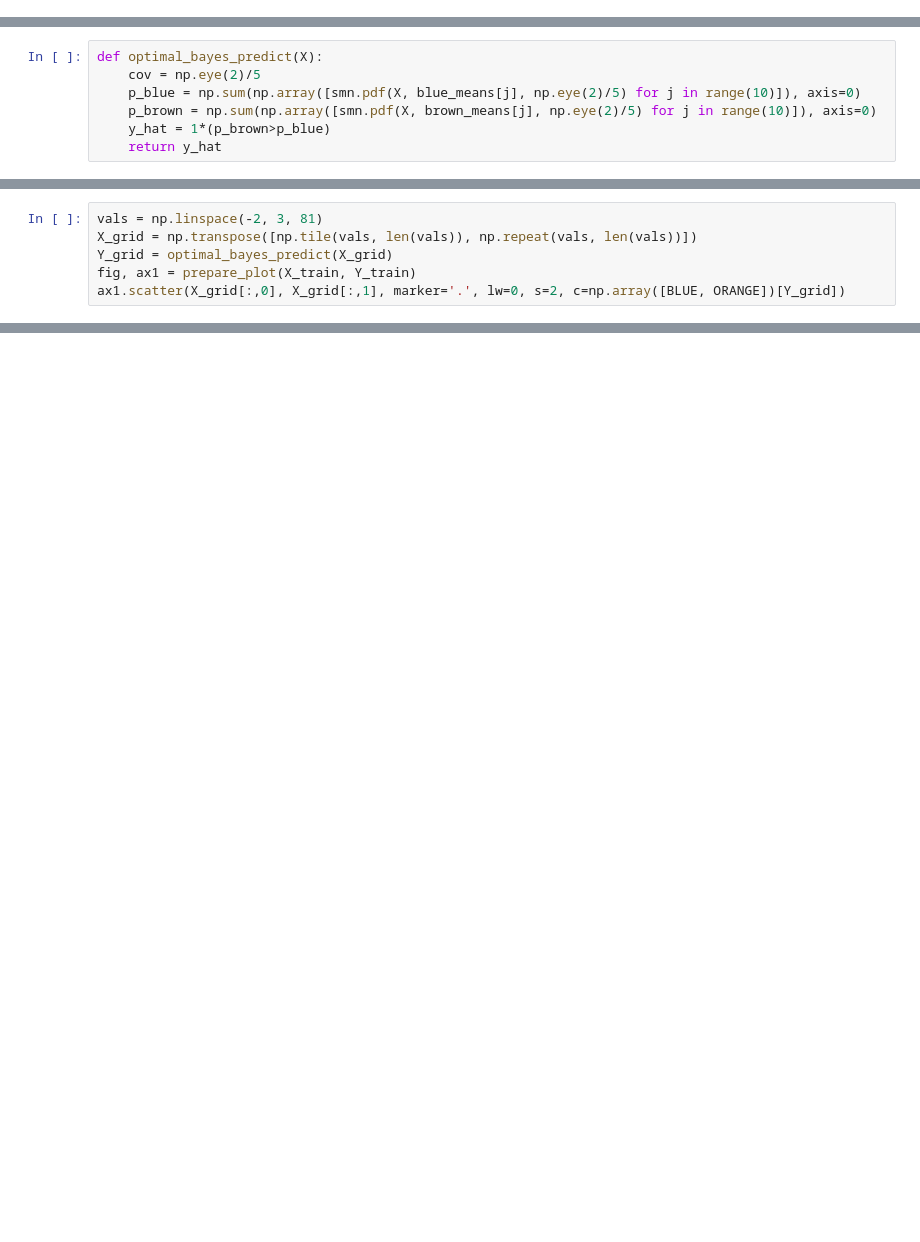
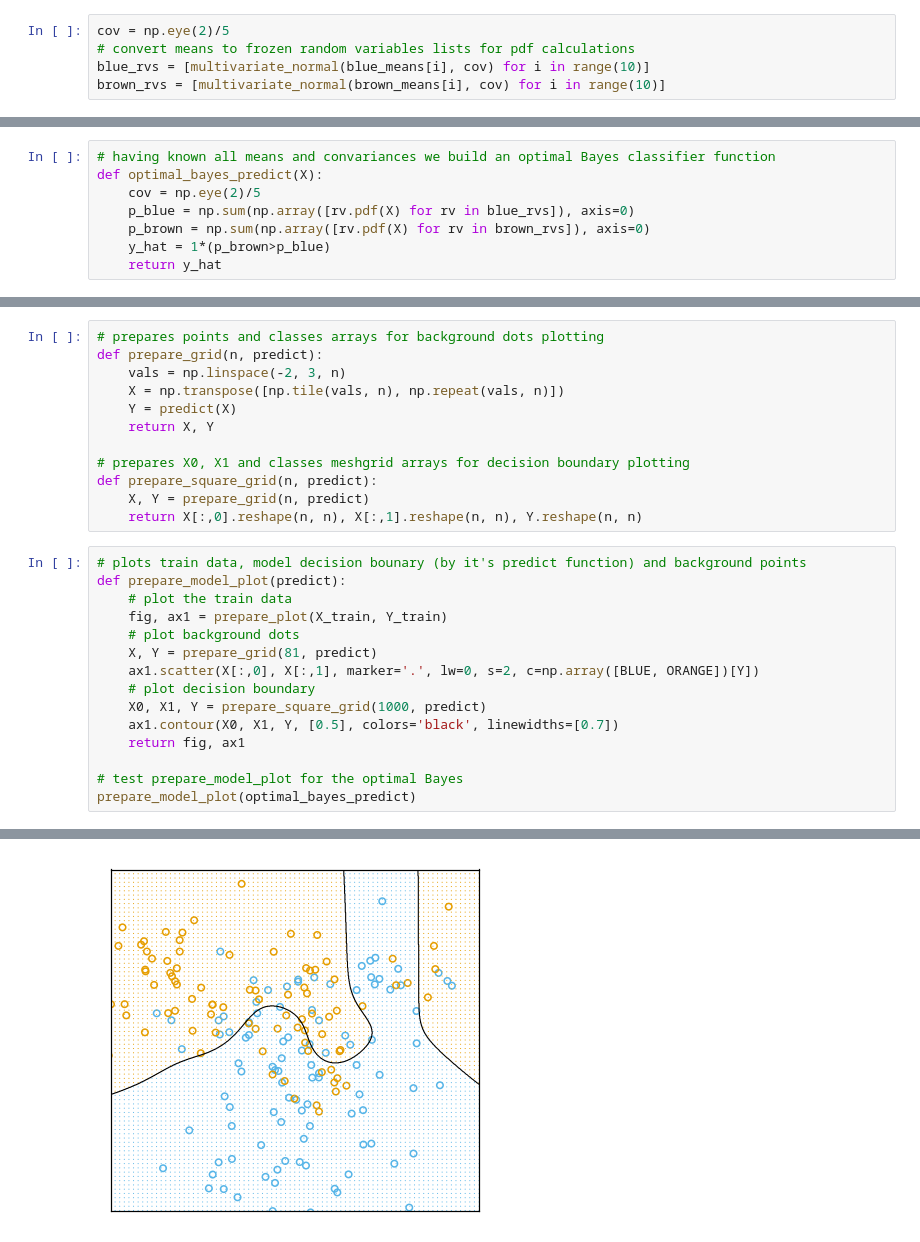
Before and after one commit to empathy87/The-Elements-of-Statistical-Learning-Python-Notebooks, a Jupyter notebook: examples/Mixture.ipynb, the cells around one changed output, grey strips where cells are left out. Drawn from its saved outputs; the diff is of its cells as text; blank space fills up the shorter version.

```diff
--- a/examples/Mixture.ipynb
+++ b/examples/Mixture.ipynb
@@ -20 +22,6 @@ brown_means = np.array([[-0.6227393 ,  0.7150955 ], [ 0.82851254,  0.57659957],
+# %%
+cov = np.eye(2)/5
+# convert means to frozen random variables lists for pdf calculations
+blue_rvs = [multivariate_normal(blue_means[i], cov) for i in range(10)]
+brown_rvs = [multivariate_normal(brown_means[i], cov) for i in range(10)]
 # %%
@@ -53,7 +57,8 @@ prepare_plot(X_train, Y_train)
 # %%
+# having known all means and convariances we build an optimal Bayes classifier function
 def optimal_bayes_predict(X):
     cov = np.eye(2)/5
-    p_blue = np.sum(np.array([smn.pdf(X, blue_means[j], np.eye(2)/5) for j in range(10)]), axis=0)
-    p_brown = np.sum(np.array([smn.pdf(X, brown_means[j], np.eye(2)/5) for j in range(10)]), axis=0)
+    p_blue = np.sum(np.array([rv.pdf(X) for rv in blue_rvs]), axis=0)
+    p_brown = np.sum(np.array([rv.pdf(X) for rv in brown_rvs]), axis=0)
     y_hat = 1*(p_brown>p_blue)
     return y_hat
@@ -64,6 +64,0 @@ accuracy_score(Y_test, optimal_bayes_predict(X_test))
-# %%
-vals = np.linspace(-2, 3, 81)
-X_grid = np.transpose([np.tile(vals, len(vals)), np.repeat(vals, len(vals))])
-Y_grid = optimal_bayes_predict(X_grid)
-fig, ax1 = prepare_plot(X_train, Y_train)
-ax1.scatter(X_grid[:,0], X_grid[:,1], marker='.', lw=0, s=2, c=np.array([BLUE, ORANGE])[Y_grid])
@@ -72,0 +71,28 @@ ax1.scatter(X_grid[:,0], X_grid[:,1], marker='.', lw=0, s=2, c=np.array([BLUE, O
+# %%
+# prepares points and classes arrays for background dots plotting
+def prepare_grid(n, predict):
+    vals = np.linspace(-2, 3, n)
+    X = np.transpose([np.tile(vals, n), np.repeat(vals, n)])
+    Y = predict(X)
+    return X, Y
+
+# prepares X0, X1 and classes meshgrid arrays for decision boundary plotting
+def prepare_square_grid(n, predict):
+    X, Y = prepare_grid(n, predict)
+    return X[:,0].reshape(n, n), X[:,1].reshape(n, n), Y.reshape(n, n)
+# %%
+# plots train data, model decision bounary (by it's predict function) and background points
+def prepare_model_plot(predict):
+    # plot the train data
+    fig, ax1 = prepare_plot(X_train, Y_train)
+    # plot background dots
+    X, Y = prepare_grid(81, predict)
+    ax1.scatter(X[:,0], X[:,1], marker='.', lw=0, s=2, c=np.array([BLUE, ORANGE])[Y])
+    # plot decision boundary
+    X0, X1, Y = prepare_square_grid(1000, predict)
+    ax1.contour(X0, X1, Y, [0.5], colors='black', linewidths=[0.7])
+    return fig, ax1
+
+# test prepare_model_plot for the optimal Bayes
+prepare_model_plot(optimal_bayes_predict)
+# %% [output]
@@ -72,0 +101 @@ ax1.scatter(X_grid[:,0], X_grid[:,1], marker='.', lw=0, s=2, c=np.array([BLUE, O
+[figure, added]
```
Also changed, not shown: parts of 19 cells of this notebook.
